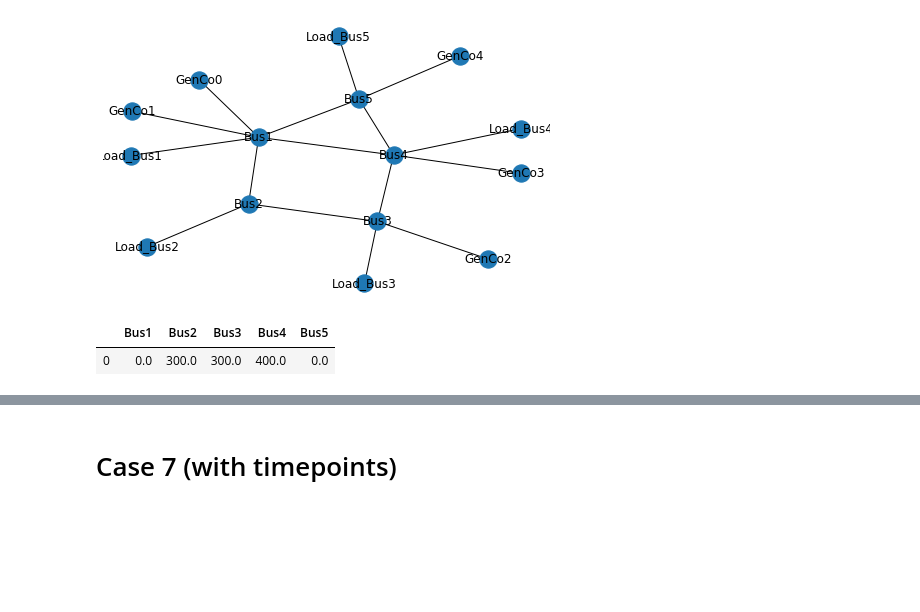
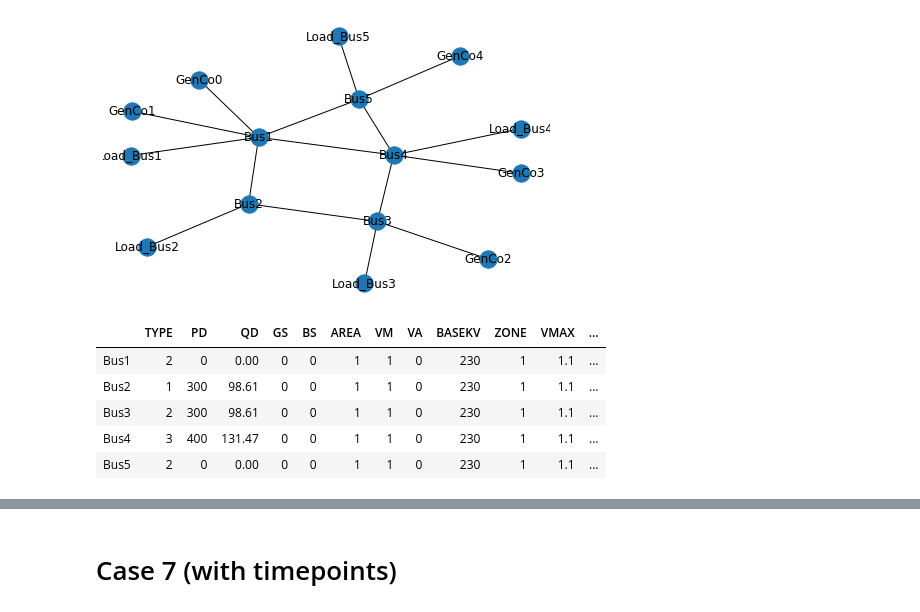
Before and after one commit to djinnome/Xavier2019, a Jupyter notebook: Xavier2019.ipynb, the cells around one changed output, grey strips where cells are left out. Drawn from its saved outputs; the diff is of its cells as text; code cells hidden in the pictures; blank space fills up the shorter version.

```diff
--- a/Xavier2019.ipynb
+++ b/Xavier2019.ipynb
@@ -31,11 +31,12 @@ plt.savefig('case5.png')
 WARNING:psst.case:'COST_2'
 None
 [figure]
-# %%
-
-buses = generator_df[generator_df['PMIN']<0][['GEN_BUS', 'PMIN']].set_index('GEN_BUS')
-case5.load[buses.index] = case5.load[buses.index] - buses['PMIN']
-case5.load
-# %% [output]
-|  | Bus1 | Bus2 | Bus3 | Bus4 | Bus5 |
-| 0 | 0.0 | 300.0 | 300.0 | 400.0 | 0.0 |
+# %%
+case5.bus
+# %% [output]
+|  | TYPE | PD | QD | GS | BS | AREA | VM | VA | BASEKV | ZONE | VMAX | ... |
+| Bus1 | 2 | 0 | 0.00 | 0 | 0 | 1 | 1 | 0 | 230 | 1 | 1.1 | ... |
+| Bus2 | 1 | 300 | 98.61 | 0 | 0 | 1 | 1 | 0 | 230 | 1 | 1.1 | ... |
+| Bus3 | 2 | 300 | 98.61 | 0 | 0 | 1 | 1 | 0 | 230 | 1 | 1.1 | ... |
+| Bus4 | 3 | 400 | 131.47 | 0 | 0 | 1 | 1 | 0 | 230 | 1 | 1.1 | ... |
+| Bus5 | 2 | 0 | 0.00 | 0 | 0 | 1 | 1 | 0 | 230 | 1 | 1.1 | ... |
```
Also changed, not shown: parts of 6 cells of this notebook.
